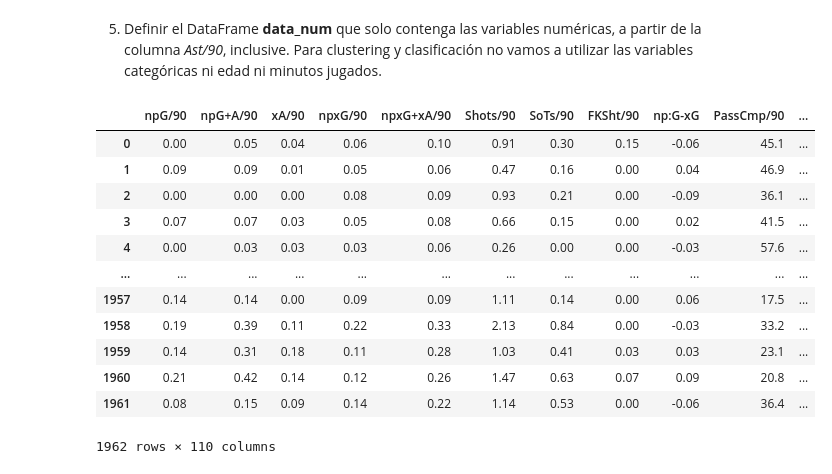
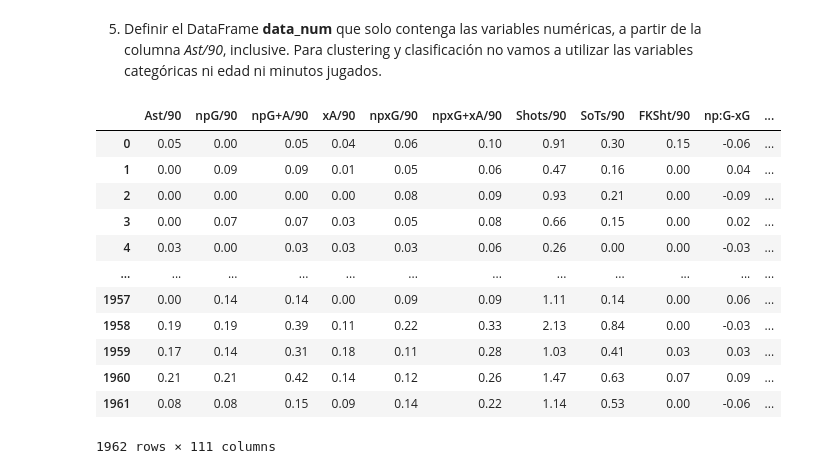
Before and after one commit to mgresnik/trabajo_practico_nro_2, a Jupyter notebook: Laboratorio_de_datos_(LCD)_IC_2024_Trabajo_Práctico_N°_2.ipynb, the cells around one changed output. Saved outputs shown, nothing was run; the diff lists cells and outputs as text; code cells hidden in the pictures.

```diff
--- a/Laboratorio_de_datos_(LCD)_IC_2024_Trabajo_Práctico_N°_2.ipynb
+++ b/Laboratorio_de_datos_(LCD)_IC_2024_Trabajo_Práctico_N°_2.ipynb
@@ -107,22 +107,22 @@ categóricas ni edad ni minutos jugados.
 # %%
 # Se busca la posición de la columna 'Ast/90'
 array=np.array(df_torneos.columns)
 pos=np.where(array=='Ast/90')[0].item()
 
 # Se eliminan todas las columnas hasta la posición de la columna 'Ast/90', el dataFrame resultado se asigna a data_num
-data_num= df_torneos.drop(columns=array[0:pos+1])
+data_num= df_torneos.drop(columns=array[0:pos])
 data_num
 # %% [output]
-|  | npG/90 | npG+A/90 | xA/90 | npxG/90 | npxG+xA/90 | Shots/90 | SoTs/90 | FKSht/90 | np:G-xG | PassCmp/90 | ... |
-| 0 | 0.00 | 0.05 | 0.04 | 0.06 | 0.10 | 0.91 | 0.30 | 0.15 | -0.06 | 45.1 | ... |
-| 1 | 0.09 | 0.09 | 0.01 | 0.05 | 0.06 | 0.47 | 0.16 | 0.00 | 0.04 | 46.9 | ... |
-| 2 | 0.00 | 0.00 | 0.00 | 0.08 | 0.09 | 0.93 | 0.21 | 0.00 | -0.09 | 36.1 | ... |
-| 3 | 0.07 | 0.07 | 0.03 | 0.05 | 0.08 | 0.66 | 0.15 | 0.00 | 0.02 | 41.5 | ... |
-| 4 | 0.00 | 0.03 | 0.03 | 0.03 | 0.06 | 0.26 | 0.00 | 0.00 | -0.03 | 57.6 | ... |
+|  | Ast/90 | npG/90 | npG+A/90 | xA/90 | npxG/90 | npxG+xA/90 | Shots/90 | SoTs/90 | FKSht/90 | np:G-xG | ... |
+| 0 | 0.05 | 0.00 | 0.05 | 0.04 | 0.06 | 0.10 | 0.91 | 0.30 | 0.15 | -0.06 | ... |
+| 1 | 0.00 | 0.09 | 0.09 | 0.01 | 0.05 | 0.06 | 0.47 | 0.16 | 0.00 | 0.04 | ... |
+| 2 | 0.00 | 0.00 | 0.00 | 0.00 | 0.08 | 0.09 | 0.93 | 0.21 | 0.00 | -0.09 | ... |
+| 3 | 0.00 | 0.07 | 0.07 | 0.03 | 0.05 | 0.08 | 0.66 | 0.15 | 0.00 | 0.02 | ... |
+| 4 | 0.03 | 0.00 | 0.03 | 0.03 | 0.03 | 0.06 | 0.26 | 0.00 | 0.00 | -0.03 | ... |
 | ... | ... | ... | ... | ... | ... | ... | ... | ... | ... | ... | ... |
-| 1957 | 0.14 | 0.14 | 0.00 | 0.09 | 0.09 | 1.11 | 0.14 | 0.00 | 0.06 | 17.5 | ... |
-| 1958 | 0.19 | 0.39 | 0.11 | 0.22 | 0.33 | 2.13 | 0.84 | 0.00 | -0.03 | 33.2 | ... |
-| 1959 | 0.14 | 0.31 | 0.18 | 0.11 | 0.28 | 1.03 | 0.41 | 0.03 | 0.03 | 23.1 | ... |
-| 1960 | 0.21 | 0.42 | 0.14 | 0.12 | 0.26 | 1.47 | 0.63 | 0.07 | 0.09 | 20.8 | ... |
-| 1961 | 0.08 | 0.15 | 0.09 | 0.14 | 0.22 | 1.14 | 0.53 | 0.00 | -0.06 | 36.4 | ... |
+| 1957 | 0.00 | 0.14 | 0.14 | 0.00 | 0.09 | 0.09 | 1.11 | 0.14 | 0.00 | 0.06 | ... |
+| 1958 | 0.19 | 0.19 | 0.39 | 0.11 | 0.22 | 0.33 | 2.13 | 0.84 | 0.00 | -0.03 | ... |
+| 1959 | 0.17 | 0.14 | 0.31 | 0.18 | 0.11 | 0.28 | 1.03 | 0.41 | 0.03 | 0.03 | ... |
+| 1960 | 0.21 | 0.21 | 0.42 | 0.14 | 0.12 | 0.26 | 1.47 | 0.63 | 0.07 | 0.09 | ... |
+| 1961 | 0.08 | 0.08 | 0.15 | 0.09 | 0.14 | 0.22 | 1.14 | 0.53 | 0.00 | -0.06 | ... |
-1962 rows × 110 columns
+1962 rows × 111 columns
```
